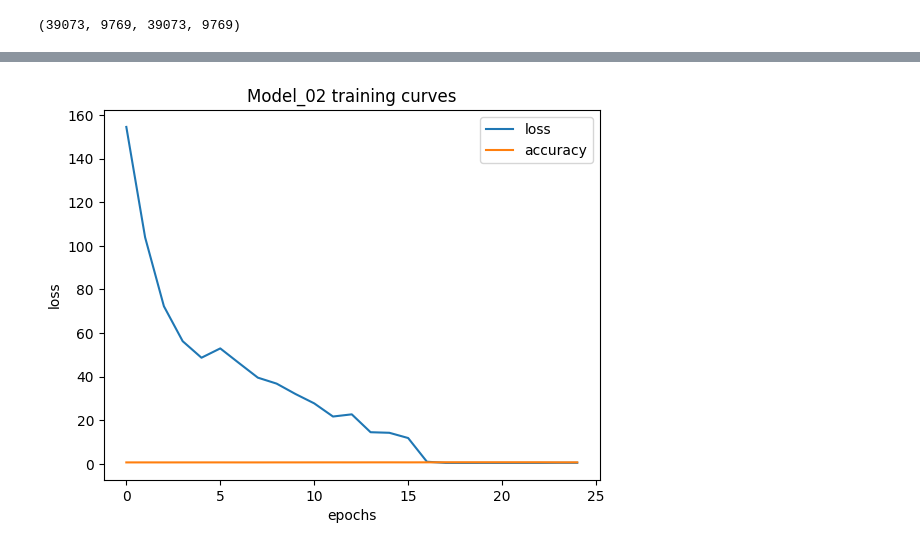
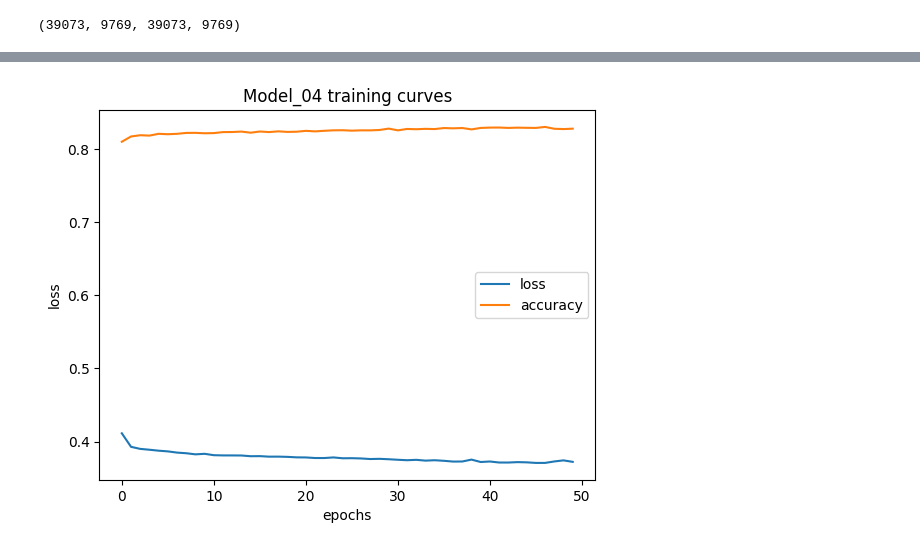
Before and after one commit to Chandu106/Adult_income, a Jupyter notebook: adult_income.ipynb, the cells around one changed output, grey strips where cells are left out. Saved outputs shown, nothing was run; the diff lists cells and outputs as text; code cells hidden in the pictures.

```diff
--- a/adult_income.ipynb
+++ b/adult_income.ipynb
@@ -163,0 +217,2 @@ model_02.evaluate(X_test, y_test)
+# %%
+project = pd.read_csv("https://raw.githubusercontent.com/Chandu106/Adult_income/main/adult.csv")
@@ -163,0 +228,2 @@ model_02.evaluate(X_test, y_test)
+# %%
+project['income'].replace({'<=50K':0, ">50K":1},inplace=True)
@@ -163,0 +269,18 @@ model_02.evaluate(X_test, y_test)
+# %%
+# Set random seed
+tf.random.set_seed(42)
+
+model_04 = tf.keras.Sequential([
+  tf.keras.layers.Dense(1000, activation="relu"), # hidden layer 1, using "relu" for activation (same as tf.keras.activations.relu)
+  tf.keras.layers.Dense(100, activation="relu"),
+  tf.keras.layers.Dense(10, activation="relu"),
+  tf.keras.layers.Dense(1, activation="sigmoid") # output layer, using 'sigmoid' for the output
+])
+
+# Compile the model
+model_04.compile(loss=tf.keras.losses.binary_crossentropy,
+                optimizer=tf.keras.optimizers.Adam(lr=0.001), # increase learning rate from 0.001 to 0.01 for faster learning
+                metrics=['accuracy'])
+
+# Fit the model
+history = model_04.fit(X_train_normal, y_train, epochs=50)
@@ -164,7 +311,8 @@ model_02.evaluate(X_test, y_test)
 # %%
+# Plot Loss curve
 pd.DataFrame(history.history).plot()
 plt.ylabel("loss")
 plt.xlabel("epochs")
-plt.title("Model_02 training curves");
+plt.title("Model_04 training curves");
 # %% [output]
-[figure, old version]
+[figure, new version]
```
Also changed, not shown: parts of 30 cells of this notebook.
